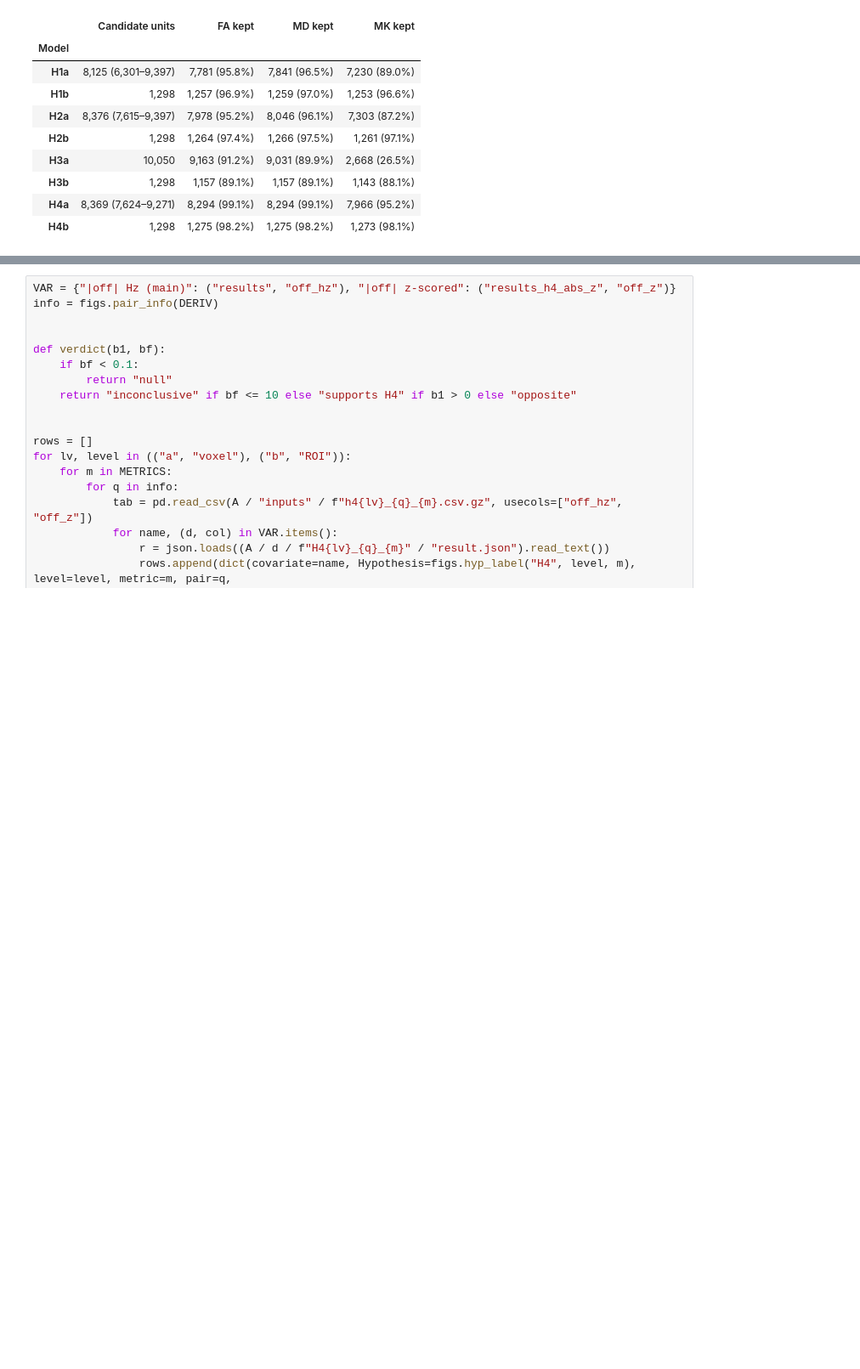
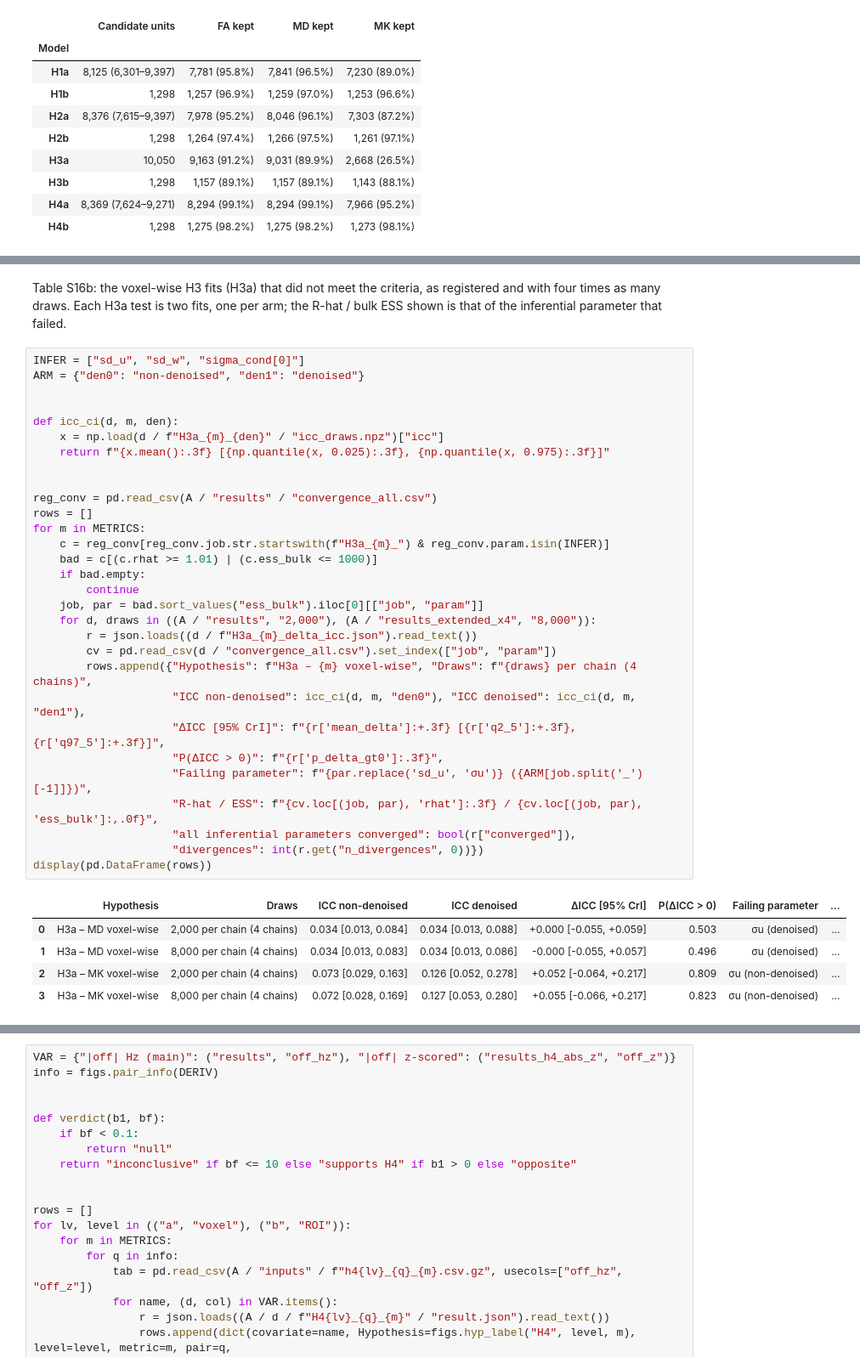
Before and after one commit to SPMIC-UoN/harmonisation-with-denoising, a Jupyter notebook: stage2/results/Sensitivity.ipynb, the cells around one changed output, grey strips where cells are left out. Shown at 85% size. Drawn from its saved outputs; the diff is of its cells as text; blank space fills up the shorter version.

```diff
--- a/stage2/results/Sensitivity.ipynb
+++ b/stage2/results/Sensitivity.ipynb
@@ -88,0 +178,38 @@ H3a – MK voxel-wise x4 draws 0.072 [0.028, 0.169] 0.127 [0.053, 0.280] +0.055
+# %% [markdown]
+Table S16b: the voxel-wise H3 fits (H3a) that did not meet the criteria, as registered and with four times as many draws. Each H3a test is two fits, one per arm; the R-hat / bulk ESS shown is that of the inferential parameter that failed.
+# %%
+INFER = ["sd_u", "sd_w", "sigma_cond[0]"]
+ARM = {"den0": "non-denoised", "den1": "denoised"}
+
+
+def icc_ci(d, m, den):
+    x = np.load(d / f"H3a_{m}_{den}" / "icc_draws.npz")["icc"]
+    return f"{x.mean():.3f} [{np.quantile(x, 0.025):.3f}, {np.quantile(x, 0.975):.3f}]"
+
+
+reg_conv = pd.read_csv(A / "results" / "convergence_all.csv")
+rows = []
+for m in METRICS:
+    c = reg_conv[reg_conv.job.str.startswith(f"H3a_{m}_") & reg_conv.param.isin(INFER)]
+    bad = c[(c.rhat >= 1.01) | (c.ess_bulk <= 1000)]
+    if bad.empty:
+        continue
+    job, par = bad.sort_values("ess_bulk").iloc[0][["job", "param"]]
+    for d, draws in ((A / "results", "2,000"), (A / "results_extended_x4", "8,000")):
+        r = json.loads((d / f"H3a_{m}_delta_icc.json").read_text())
+        cv = pd.read_csv(d / "convergence_all.csv").set_index(["job", "param"])
+        rows.append({"Hypothesis": f"H3a – {m} voxel-wise", "Draws": f"{draws} per chain (4 chains)",
+                     "ICC non-denoised": icc_ci(d, m, "den0"), "ICC denoised": icc_ci(d, m, "den1"),
+                     "ΔICC [95% CrI]": f"{r['mean_delta']:+.3f} [{r['q2_5']:+.3f}, {r['q97_5']:+.3f}]",
+                     "P(ΔICC > 0)": f"{r['p_delta_gt0']:.3f}",
+                     "Failing parameter": f"{par.replace('sd_u', 'σu')} ({ARM[job.split('_')[-1]]})",
+                     "R-hat / ESS": f"{cv.loc[(job, par), 'rhat']:.3f} / {cv.loc[(job, par), 'ess_bulk']:,.0f}",
+                     "all inferential parameters converged": bool(r["converged"]),
+                     "divergences": int(r.get("n_divergences", 0))})
+display(pd.DataFrame(rows))
+# %% [output]
+|  | Hypothesis | Draws | ICC non-denoised | ICC denoised | ΔICC [95% CrI] | P(ΔICC > 0) | Failing parameter | ... |
+| 0 | H3a – MD voxel-wise | 2,000 per chain (4 chains) | 0.034 [0.013, 0.084] | 0.034 [0.013, 0.088] | +0.000 [-0.055, +0.059] | 0.503 | σu (denoised) | ... |
+| 1 | H3a – MD voxel-wise | 8,000 per chain (4 chains) | 0.034 [0.013, 0.083] | 0.034 [0.013, 0.086] | -0.000 [-0.055, +0.057] | 0.496 | σu (denoised) | ... |
+| 2 | H3a – MK voxel-wise | 2,000 per chain (4 chains) | 0.073 [0.029, 0.163] | 0.126 [0.052, 0.278] | +0.052 [-0.064, +0.217] | 0.809 | σu (non-denoised) | ... |
+| 3 | H3a – MK voxel-wise | 8,000 per chain (4 chains) | 0.072 [0.028, 0.169] | 0.127 [0.053, 0.280] | +0.055 [-0.066, +0.217] | 0.823 | σu (non-denoised) | ... |
```
Also changed, not shown: parts of 14 cells of this notebook, 13 other files.
